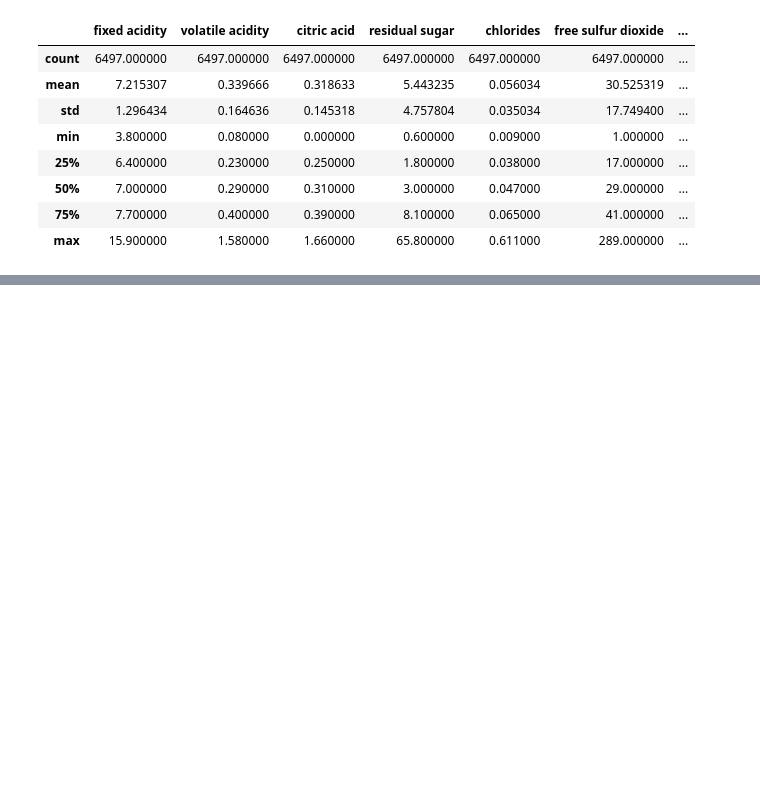
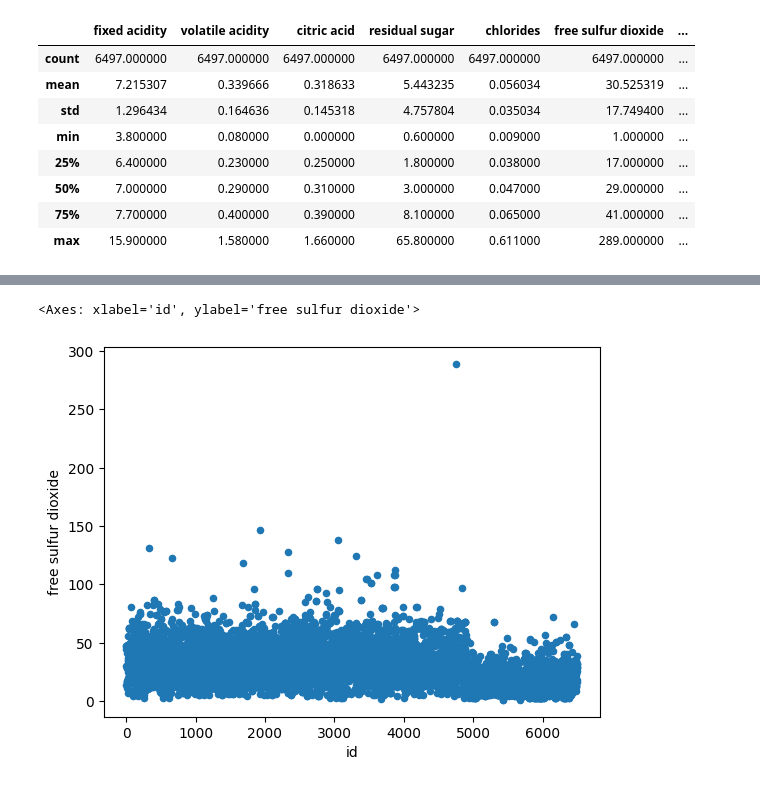
Before and after one commit to EmilijaTR/PREDICTING-THE-PRIMARY-CATEGORY-OF-WINE, a Jupyter notebook: wine-color-prediction.ipynb, the cells around one changed output, grey strips where cells are left out. Saved outputs shown, nothing was run; the diff lists cells and outputs as text; code cells hidden in the pictures; blank space fills up the shorter version.

```diff
--- a/wine-color-prediction.ipynb
+++ b/wine-color-prediction.ipynb
@@ -98,0 +175,6 @@ dtype: int64
+# %%
+#i just read that to have this much free so2 in wine is possible, but i will delete it anyways
+wine_set_kaggle[['id','free sulfur dioxide']].plot(kind='scatter', x='id', y='free sulfur dioxide')
+# %% [output]
+<Axes: xlabel='id', ylabel='free sulfur dioxide'>
+[figure, added]
```
Also changed, not shown: parts of 24 cells of this notebook.
